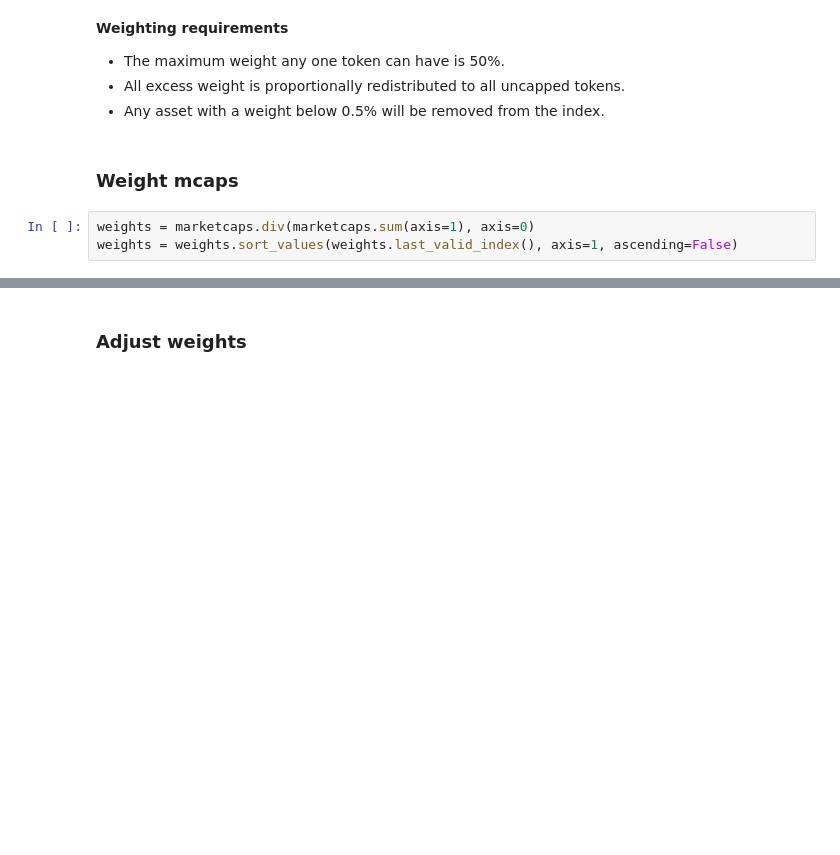
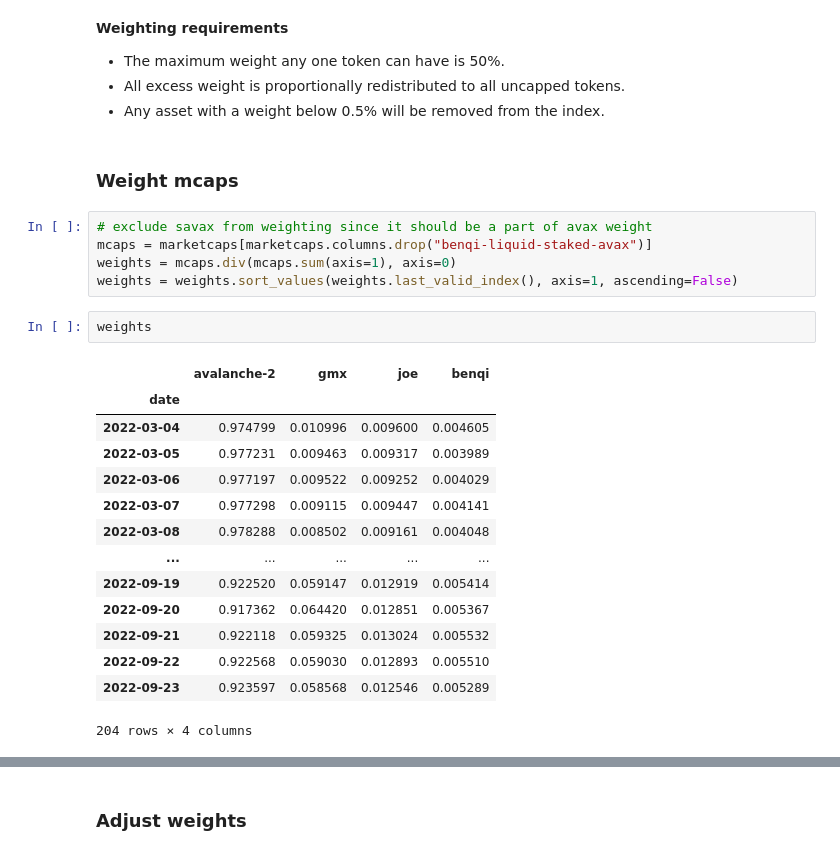
Before and after one commit to Phuture-Finance/rebalancing-data, a Jupyter notebook: CAI/cai_October_2022.ipynb, the cells around one changed output, grey strips where cells are left out. Drawn from its saved outputs; the diff is of its cells as text; blank space fills up the shorter version.

```diff
--- a/CAI/cai_October_2022.ipynb
+++ b/CAI/cai_October_2022.ipynb
@@ -452,8 +462,27 @@ prices_data = prices_data[without_nan_index]
 # %% [markdown]
 ### Weight mcaps
 # %%
-weights = marketcaps.div(marketcaps.sum(axis=1), axis=0)
+# exclude savax from weighting since it should be a part of avax weight
+mcaps = marketcaps[marketcaps.columns.drop("benqi-liquid-staked-avax")]
+weights = mcaps.div(mcaps.sum(axis=1), axis=0)
 weights = weights.sort_values(weights.last_valid_index(), axis=1, ascending=False)
+# %%
+weights
+# %% [output]
+|  | avalanche-2 | gmx | joe | benqi |
+| date |  |  |  |  |
+| 2022-03-04 | 0.974799 | 0.010996 | 0.009600 | 0.004605 |
+| 2022-03-05 | 0.977231 | 0.009463 | 0.009317 | 0.003989 |
+| 2022-03-06 | 0.977197 | 0.009522 | 0.009252 | 0.004029 |
+| 2022-03-07 | 0.977298 | 0.009115 | 0.009447 | 0.004141 |
+| 2022-03-08 | 0.978288 | 0.008502 | 0.009161 | 0.004048 |
+| ... | ... | ... | ... | ... |
+| 2022-09-19 | 0.922520 | 0.059147 | 0.012919 | 0.005414 |
+| 2022-09-20 | 0.917362 | 0.064420 | 0.012851 | 0.005367 |
+| 2022-09-21 | 0.922118 | 0.059325 | 0.013024 | 0.005532 |
+| 2022-09-22 | 0.922568 | 0.059030 | 0.012893 | 0.005510 |
+| 2022-09-23 | 0.923597 | 0.058568 | 0.012546 | 0.005289 |
+204 rows × 4 columns
 # %%
 fig = px.line(weights,
               labels={'value': 'weight, %', 'variable': ''})
```
Also changed, not shown: parts of 15 cells of this notebook.
